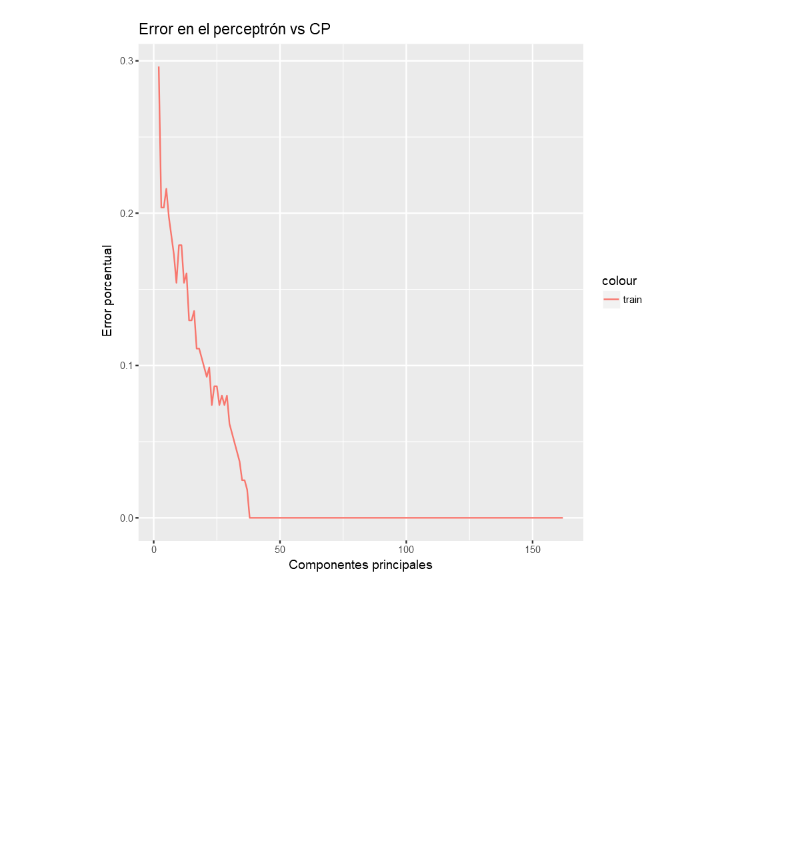
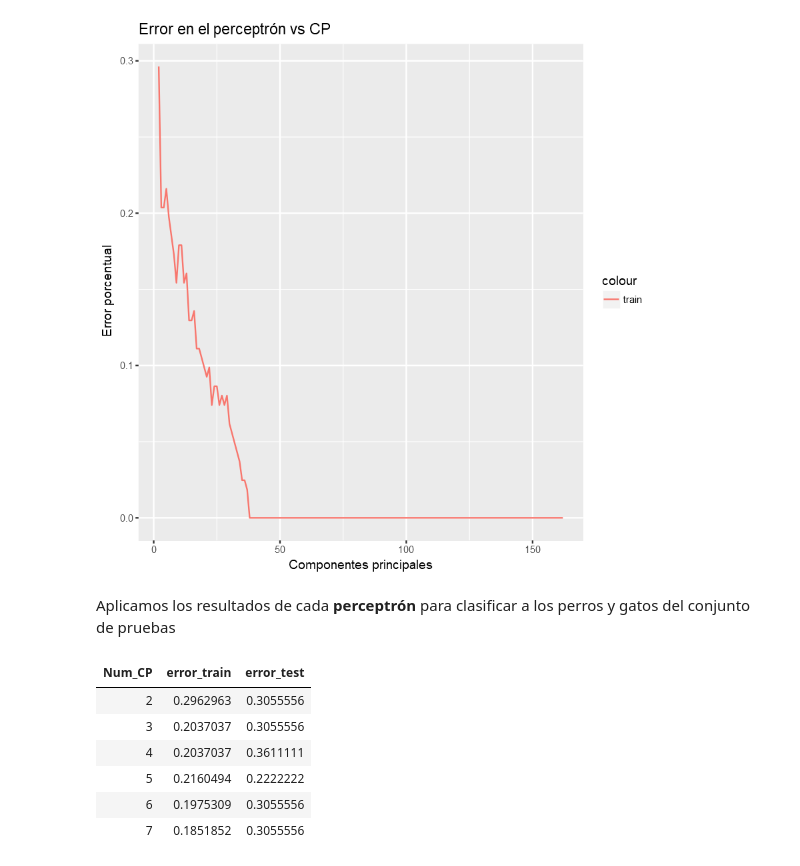
Before and after one commit to CamiloAguilar/Clasificador_Perros_gatos, a Jupyter notebook: Clasificador_CatDog.ipynb, the cells around one changed output. Drawn from its saved outputs; the diff is of its cells as text; code cells hidden in the pictures; blank space fills up the shorter version.

```diff
--- a/Clasificador_CatDog.ipynb
+++ b/Clasificador_CatDog.ipynb
@@ -252,3 +252,51 @@ ggplot(data=tabla_res, aes(x=Num_CP, y=error_train, colour="train")) + geom_line
 | 6 | 0.1975309 |
 | 7 | 0.1851852 |
 [figure]
+# %% [markdown]
+Aplicamos los resultados de cada **perceptrón** para clasificar a los perros y gatos del conjunto de pruebas
+# %%
+## Estimamos pca para el conjunto de prueba
+pca_test <- predict(pc, newdata = test)
+
+# iniciamos Vector de errores en cero
+err_test <- rep(0, length(total_pca))
+
+# etiquetas del conjunto de pruebas para evaluar predicciones
+y <- y_test
+
+for(i in 2:max_pca){
+     # W bolsillo del entrenamiento
+     w <- total_pca[[i-1]]$w.bolsillo
+
+     # Selección de componentes a utilizar del conjunto pca_test
+     x <- pca_test[, 1:i]
+
+     # Bucle que recorre cada individuo de la base de prueba
+     for(j in 1:length(y)){
+          z <- sum(w[2:length(w)] * as.numeric(x[j, ])) + w[1]
+          if(z > 0) {
+               ypred <- 1
+          } else {
+               ypred <- 0
+          }
+
+          # Función que calcula el error de cada iteración
+          if ((y[j] - ypred) != 0.0) {
+               err_test[i-1] <- err_test[i-1] + 1
+          }
+     }
+
+}
+
+## Genera tabla de resultados
+# Se incluye error en conjunto de prueba
+tabla_res$error_test <- err_test/length(y_test)
+head(tabla_res)
+# %% [output]
+| Num_CP | error_train | error_test |
+| 2 | 0.2962963 | 0.3055556 |
+| 3 | 0.2037037 | 0.3055556 |
+| 4 | 0.2037037 | 0.3611111 |
+| 5 | 0.2160494 | 0.2222222 |
+| 6 | 0.1975309 | 0.3055556 |
+| 7 | 0.1851852 | 0.3055556 |
```
Also changed, not shown: parts of 7 cells of this notebook, 1 other file.
